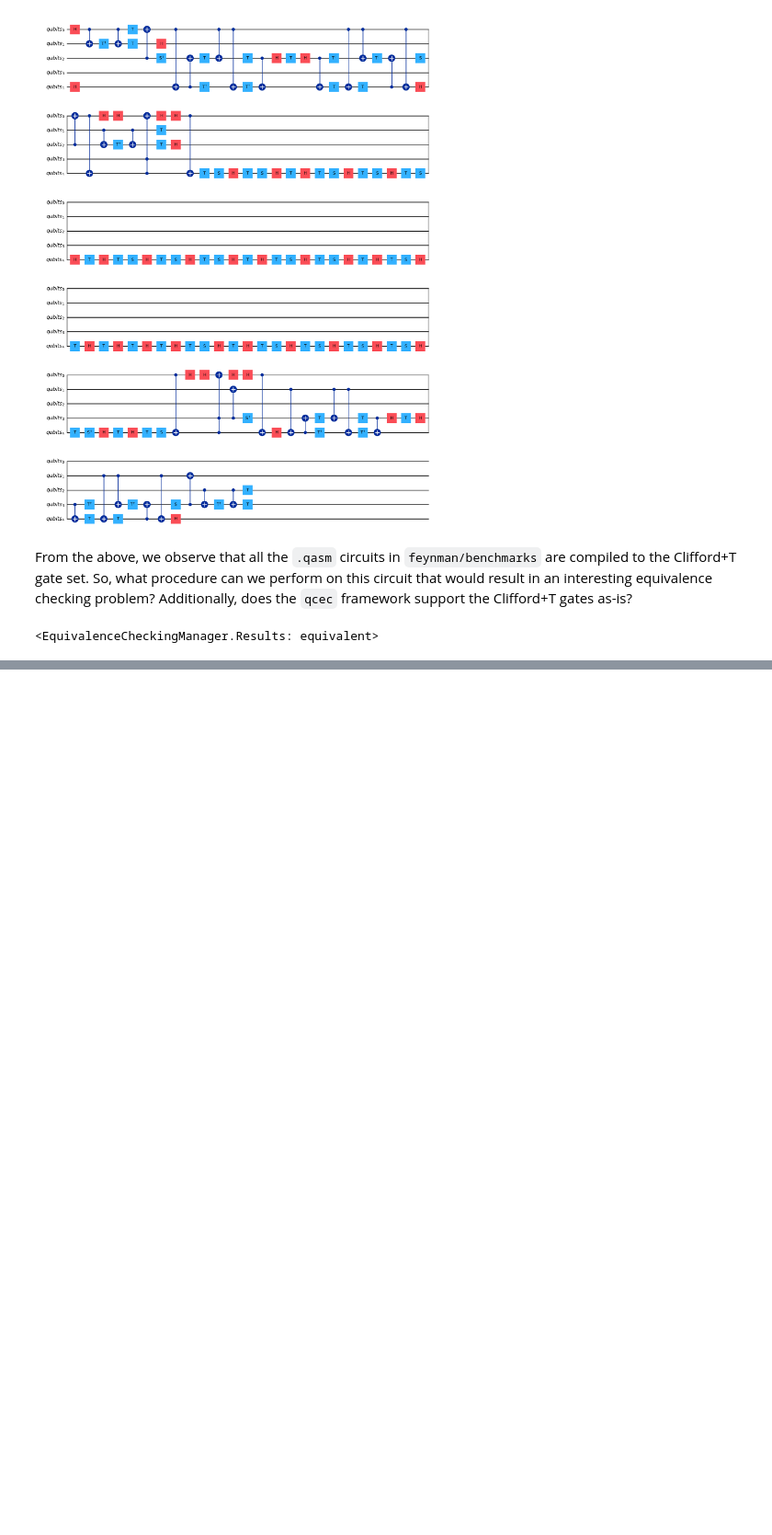
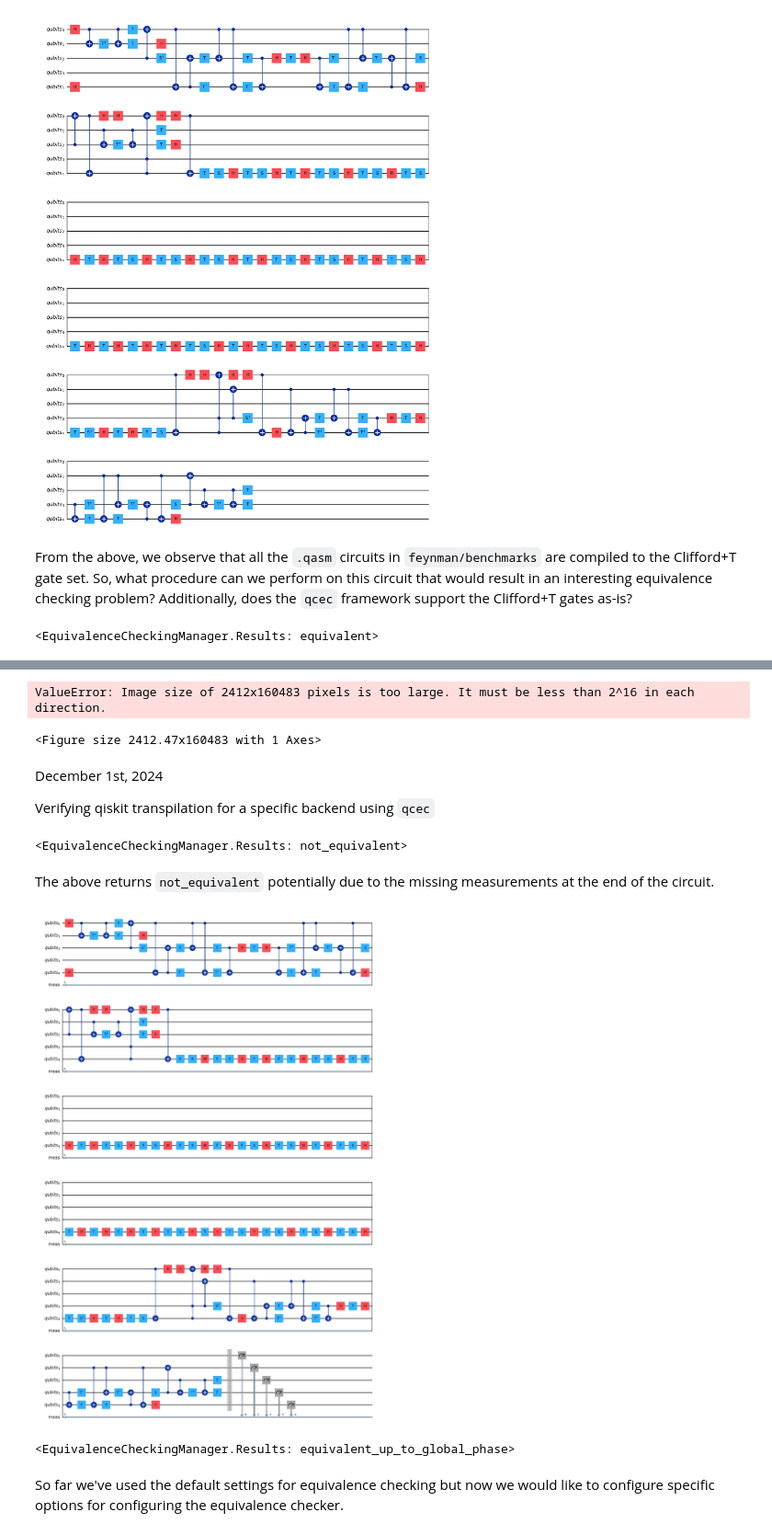
Before and after one commit to abhishekabhishek/cpsc-513-project, a Jupyter notebook: sandbox/1128_qcec_benchmark_example.ipynb, the cells around one changed output, grey strips where cells are left out. Shown: that part at 92% size. Saved outputs shown, nothing was run; the diff lists cells and outputs as text; code cells hidden in the pictures; blank space fills up the shorter version.

```diff
--- a/sandbox/1128_qcec_benchmark_example.ipynb
+++ b/sandbox/1128_qcec_benchmark_example.ipynb
@@ -11,7 +15,7 @@ Step 1: Figure out how to load and "compile" the circuits
 # %% [markdown]
 let's consider `qft_4.qasm` as an example circuit
 # %%
-qft_4_path = "../../feynman/benchmarks/qasm/qft_4.qasm"
+qft_4_path = "../feynman/benchmarks/qasm/qft_4.qasm"
 
 from qiskit import QuantumCircuit
 qft_4_circ = QuantumCircuit.from_qasm_file(qft_4_path)
@@ -28,0 +53,20 @@ qcec.verify(qft_4_circ, qft_4_circ)
+# %%
+qft_4_circ_hw.draw(output="mpl")
+# %% [output]
+ValueError: Image size of 2412x160483 pixels is too large. It must be less than 2^16 in each direction.
+<Figure size 2412.47x160483 with 1 Axes>
+# %% [markdown]
+December 1st, 2024
+
+Verifying qiskit transpilation for a specific backend using `qcec`
+# %%
+qcec.verify(qft_4_circ, qft_4_circ_hw)
+# %% [output]
+<EquivalenceCheckingManager.Results: not_equivalent>
+# %% [markdown]
+The above returns `not_equivalent` potentially due to the missing measurements at the end of the circuit.
+# %%
+qft_4_circ.measure_all()
+qft_4_circ.draw(output="mpl")
+# %% [output]
+[figure, added]
@@ -28,0 +76,6 @@ qcec.verify(qft_4_circ, qft_4_circ)
+# %%
+qcec.verify(qft_4_circ, qft_4_circ_hw)
+# %% [output]
+<EquivalenceCheckingManager.Results: equivalent_up_to_global_phase>
+# %% [markdown]
+So far we've used the default settings for equivalence checking but now we would like to configure specific options for configuring the equivalence checker.
```
Also changed, not shown: parts of 9 cells of this notebook, 1 other file.
